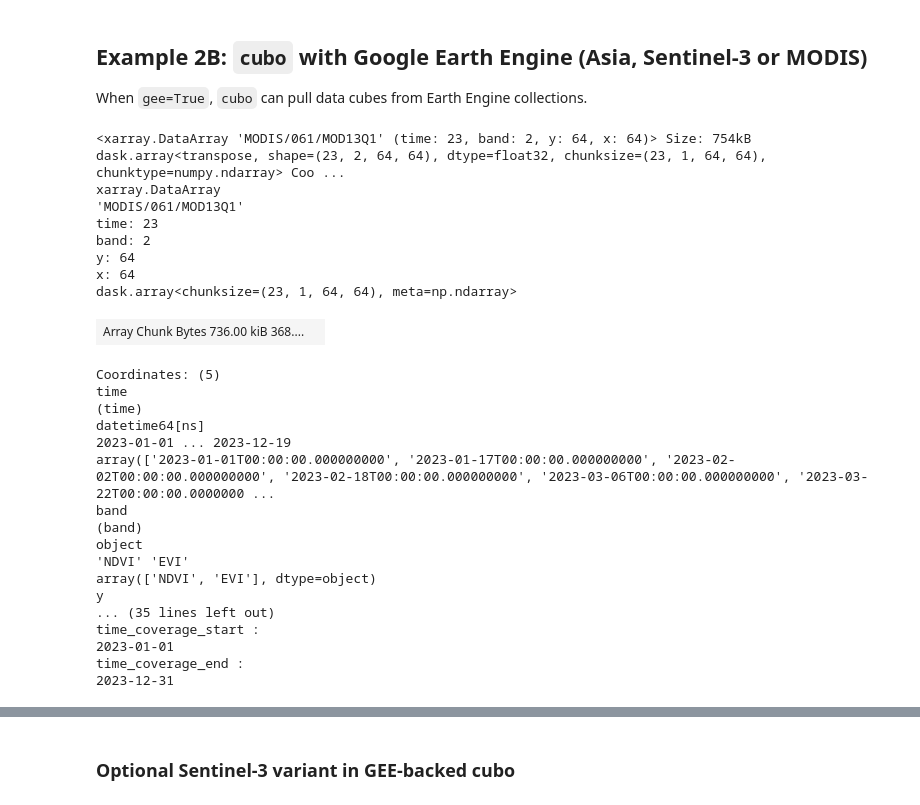
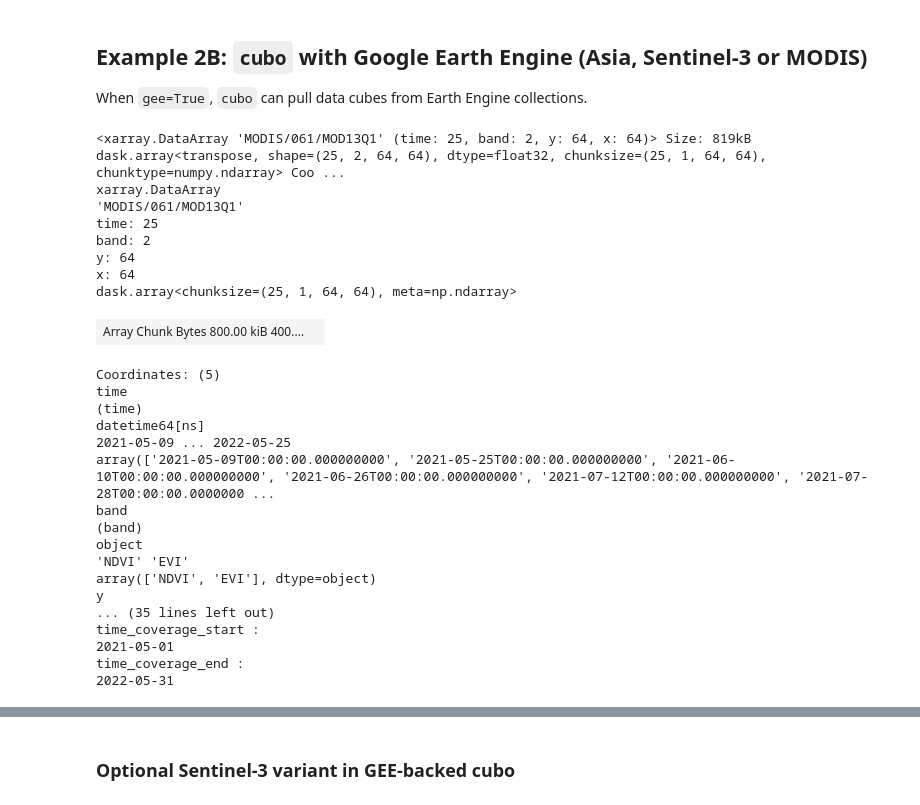
Before and after one commit to khizerzakir/CEOS_UNOOSA_Training, a Jupyter notebook: eo_climate_resilience_tutorial_africa_asia.ipynb, the cells around one changed output, grey strips where cells are left out. Drawn from its saved outputs; the diff is of its cells as text; code cells hidden in the pictures.

```diff
--- a/eo_climate_resilience_tutorial_africa_asia.ipynb
+++ b/eo_climate_resilience_tutorial_africa_asia.ipynb
@@ -391,41 +483,41 @@ When `gee=True`, `cubo` can pull data cubes from Earth Engine collections.
 # %%
 
 # Initialize Earth Engine first if needed:
 # ee.Initialize(project="YOUR_GEE_PROJECT",
 #               opt_url="https://earthengine-highvolume.googleapis.com")
 
-lat_asia = 22.5
-lon_asia = 90.0
+lat_africa = 5.947659
+lon_africa = 43.559889
 
 # Example: MODIS NDVI via GEE-backed cubo
-da_asia_cubo = cubo.create(
-    lat=lat_asia,
-    lon=lon_asia,
+da_africa_gee_cubo = cubo.create(
+    lat=lat_africa,
+    lon=lon_africa,
     collection="MODIS/061/MOD13Q1",
     bands=["NDVI", "EVI"],
-    start_date="2023-01-01",
-    end_date="2023-12-31",
+    start_date=start_date,
+    end_date=end_date,
     edge_size=64,
     resolution=250,
     gee=True,
 )
-da_asia_cubo
+da_africa_gee_cubo
 # %% [output]
-<xarray.DataArray 'MODIS/061/MOD13Q1' (time: 23, band: 2, y: 64, x: 64)> Size: 754kB dask.array<transpose, shape=(23, 2, 64, 64), dtype=float32, chunksize=(23, 1, 64, 64), chunktype=numpy.ndarray> Coo ...
+<xarray.DataArray 'MODIS/061/MOD13Q1' (time: 25, band: 2, y: 64, x: 64)> Size: 819kB dask.array<transpose, shape=(25, 2, 64, 64), dtype=float32, chunksize=(25, 1, 64, 64), chunktype=numpy.ndarray> Coo ...
 xarray.DataArray
 'MODIS/061/MOD13Q1'
-time: 23
+time: 25
 band: 2
 y: 64
 x: 64
-dask.array<chunksize=(23, 1, 64, 64), meta=np.ndarray>
+dask.array<chunksize=(25, 1, 64, 64), meta=np.ndarray>
-| Array Chunk Bytes 736.00 kiB 368.... |  |
+| Array Chunk Bytes 800.00 kiB 400.... |  |
 Coordinates: (5)
 time
 (time)
 datetime64[ns]
-2023-01-01 ... 2023-12-19
-array(['2023-01-01T00:00:00.000000000', '2023-01-17T00:00:00.000000000', '2023-02-02T00:00:00.000000000', '2023-02-18T00:00:00.000000000', '2023-03-06T00:00:00.000000000', '2023-03-22T00:00:00.0000000 ...
+2021-05-09 ... 2022-05-25
+array(['2021-05-09T00:00:00.000000000', '2021-05-25T00:00:00.000000000', '2021-06-10T00:00:00.000000000', '2021-06-26T00:00:00.000000000', '2021-07-12T00:00:00.000000000', '2021-07-28T00:00:00.0000000 ...
 band
 (band)
 object
@@ -434,6 +526,6 @@ array(['NDVI', 'EVI'], dtype=object)
 y
 ... (35 lines left out)
 time_coverage_start :
-2023-01-01
+2021-05-01
 time_coverage_end :
-2023-12-31
+2022-05-31
```
Also changed, not shown: parts of 31 cells of this notebook, 8 other files.
